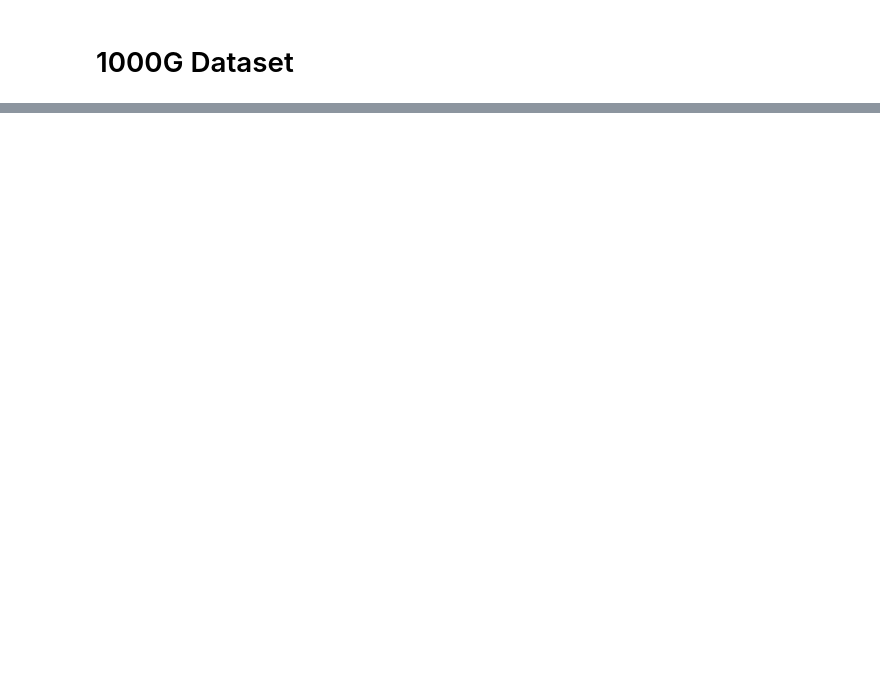
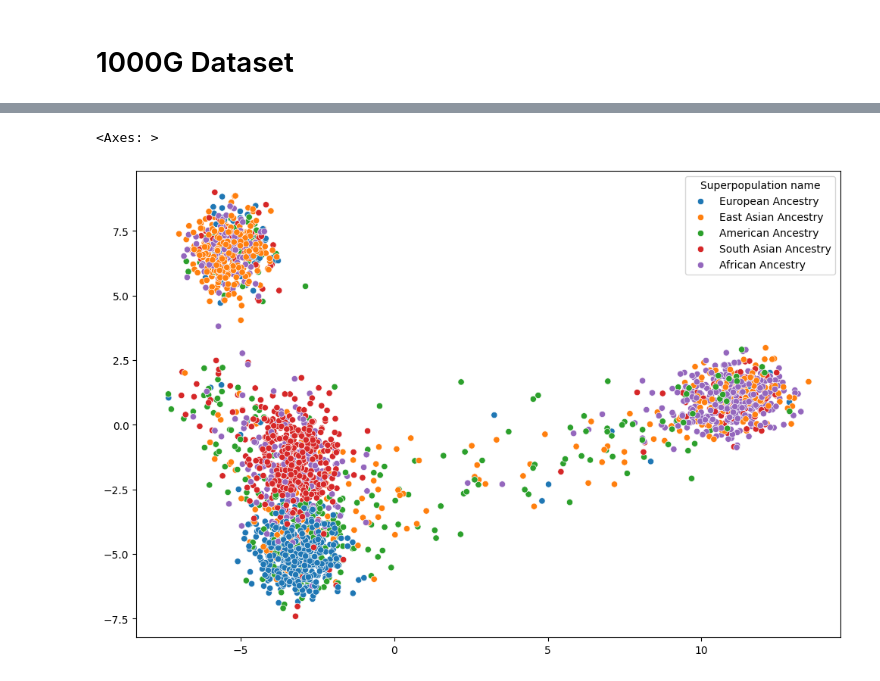
Before and after one commit to Skanx7/genetic-population-clustering, a Jupyter notebook: notebook.ipynb, the cells around one changed output, grey strips where cells are left out. Drawn from its saved outputs; the diff is of its cells as text; code cells hidden in the pictures; blank space fills up the shorter version.

```diff
--- a/notebook.ipynb
+++ b/notebook.ipynb
@@ -29,0 +244,3 @@ gt
+# %%
+pop = pd.read_csv('igsr_populations.tsv', sep='\t')
+pop
@@ -29,0 +261,2 @@ gt
+# %%
+df_plot = df_plot.merge(pop, on='Population code', how='inner')
@@ -30,3 +279,9 @@ gt
+# %%
+plt.figure(figsize=(12,8))
+sns.scatterplot(x=to_plot[:, 0], y=to_plot[:,1], data=df_plot, hue="Superpopulation name") #Hue add to divide feature
+# %% [output]
+<Axes: >
+[figure, added]
 # %%
 geno_matrix = gt.to_n_alt()
 # %%
```
Also changed, not shown: parts of 32 cells of this notebook, 3 other files.
